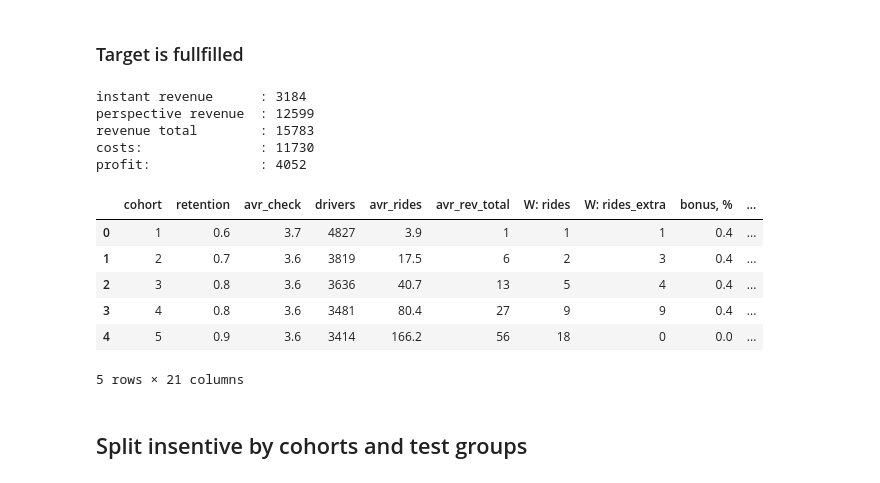
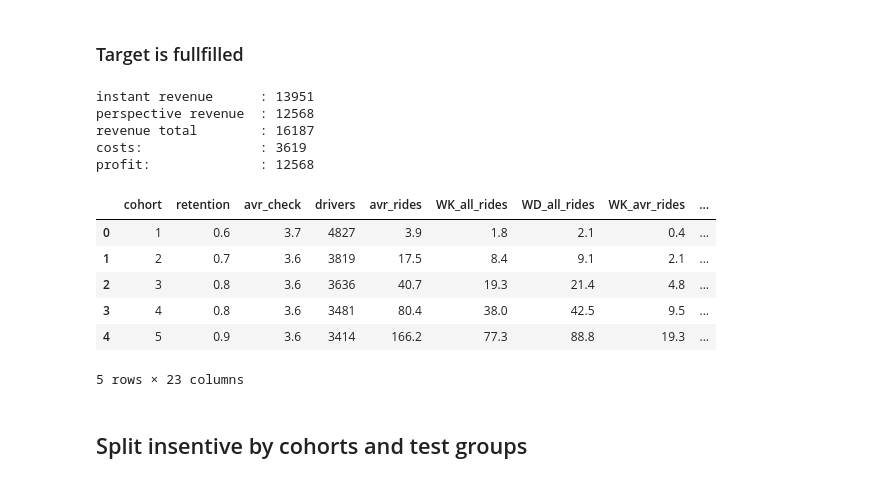
Before and after one commit to makingthefuturehappy/bonus, a Jupyter notebook: bonus.ipynb, the cells around one changed output. Drawn from its saved outputs; the diff is of its cells as text; code cells hidden in the pictures.

```diff
--- a/bonus.ipynb
+++ b/bonus.ipynb
@@ -11,7 +13,7 @@ warnings.filterwarnings("ignore")
 # %% [markdown]
 <h3>Variables setup</h3>
 # %%
-path = "/Users/alexander/Documents/GitHub/bonus/quito_v3.csv"
+path = "testdataset.csv"
 cohorts = 5           # quantity of cohorts
 commission = 0.095    # indriver commission
 win_rate = 0.15       # %drivers move to upper cohort
@@ -47,5 +63,5 @@ total drivers: 19687
 # %%
-# split the period by 2 equal dates parts
+# split the period by 2 equal "dates" parts
 if len(dates)%2 == 0:
     index_2nd = len(dates)//2
     index_1st = 0
@@ -73,4 +89,12 @@ def retention_calc(first_half, second_half):
 df['retention'] = df.apply(lambda x: retention_calc(x['first_half'], x['second_half']), axis =  1)
 df['total_rides'] = df['first_half'] + df['second_half']
 df['avr_check'] = df['gmv'] / df['total_rides']
+df['WK_rides'] = df[fridays + saturdays + sundays].sum(axis=1) # weekends rides
+df['WD_rides'] = df[workdays].sum(axis=1) # weekends rides
+
+
+key_fields = ['id', 'gmv','first_half','second_half','total_rides', 'WD_rides','WK_rides', 'avr_check', 'retention']
+
 df = df[np.isfinite(df).all(1)] # infinity values drop (comes from a division by zero)
+df = df.round({'gmv': 0, 'retention': 2, 'avr_check': 1})
+df[key_fields].sample(5)
@@ -191,26 +276,23 @@ bonuses = {
 <h3>Instant revenue and costs</h3>
 # %%
 # instant revenue
+cohort_df['win_rate'] = win_rate
 
-cohort_df['bonus, %'] = cohort_df['cohort'].map(bonuses)
-cohort_df['win_rate'] = win_rate
-cohort_df['W: driver_rev'] = cohort_df['W: rides'] * cohort_df['avr_check']
+# costs
+# cohort_df['drivers_extra_rev'] = cohort_df['WK_rides_extra'] * cohort_df['avr_check']
+cohort_df['costs'] = cohort_df['driver_bonus'] * cohort_df['drivers'] * win_rate
 
-# cohort_df['W: driver_rev_extra'] = cohort_df['W: rides_extra'] * cohort_df['avr_check'] * cohort_df['bonus, %']
-cohort_df['W: driver_rev_extra'] = cohort_df['W: rides_extra'] * cohort_df['avr_check']
+# extra revenue for the company
+cohort_df['ID_extra_rev'] = cohort_df['WK_rides_extra'] \
+                            * cohort_df['avr_check'] \
+                            * cohort_df['drivers'] \
+                            * win_rate \
+                            * commission
 
-cohort_df['W: driver_rev_total'] = cohort_df['W: driver_rev'] + cohort_df['W: driver_rev_extra']
+instant_rev = cohort_df['costs'].sum()
+instant_cost = cohort_df['ID_extra_rev'].sum()
 
-cohort_df['W: ID_rev'] = cohort_df['W: driver_rev_extra'] * cohort_df['drivers'] * commission * win_rate
-# cohort_df['W: ID_costs'] = cohort_df['W: driver_rev_extra'] * cohort_df['drivers'] * win_rate
-cohort_df['W: ID_costs'] = cohort_df['W: driver_rev_extra'] * cohort_df['drivers'] * win_rate * cohort_df['bonus, %']
-
-cohort_df['bonus'] = cohort_df['W: rides_extra'] * cohort_df['avr_check'] * cohort_df['bonus, %']
-
-instant_rev = cohort_df['W: ID_rev'].sum()
-instant_cost = cohort_df['W: ID_costs'].sum()
 print("instant revenue:", int(instant_rev))
 print("instant costs  :", int(instant_cost))
 print("instant balance:", int(instant_rev - instant_cost))
-cohort_df.round(1)
 # %% [output]
@@ -249,46 +325,46 @@ FF_rides[cohorts] = 0
 cohort_df['P: FF: rides'] = list(FF_rides.values())
 
 FF_gmv = {}
 for i in range (1, cohorts):
     FF_gmv[i] = int(FF_rides[i] * avr_check[i+1])
 FF_gmv[cohorts] = 0
 cohort_df['P: FF: gmv'] = list(FF_gmv.values())
 
 FF_rev = {}
 for i in range (1, cohorts):
     FF_rev[i] = int(FF_gmv[i] * commission * avr_retention[i+1])
 FF_rev[cohorts] = 0
 cohort_df['P: FF: rev'] = list(FF_rev.values())
 
 cohort_df['P: rev_up'] = (cohort_df['P: FF: rev'] - cohort_df['P: not FF: rev']) \
                                 * win_rate \
                                 * cohort_df['drivers']
 
 persp_rev_up = (cohort_df['P: rev_up'].sum())
-revenue_total = cohort_df['W: ID_rev'].sum() + persp_rev_up
+revenue_total = cohort_df['ID_extra_rev'].sum() + persp_rev_up
 
 print('instant revenue      :', int(instant_rev))
 print('perspective revenue  :', int(persp_rev_up))
 print('revenue total        :', int(revenue_total))
 print('costs:               :', int(instant_cost))
 
 print('profit:              :', int(revenue_total - instant_cost))
 
 
 cohort_df.round(1)
 # %% [output]
-instant revenue      : 3184
-perspective revenue  : 12599
-revenue total        : 15783
-costs:               : 11730
-profit:              : 4052
+instant revenue      : 13951
+perspective revenue  : 12568
+revenue total        : 16187
+costs:               : 3619
+profit:              : 12568
-|  | cohort | retention | avr_check | drivers | avr_rides | avr_rev_total | W: rides | W: rides_extra | bonus, % | ... |
-| 0 | 1 | 0.6 | 3.7 | 4827 | 3.9 | 1 | 1 | 1 | 0.4 | ... |
-| 1 | 2 | 0.7 | 3.6 | 3819 | 17.5 | 6 | 2 | 3 | 0.4 | ... |
-| 2 | 3 | 0.8 | 3.6 | 3636 | 40.7 | 13 | 5 | 4 | 0.4 | ... |
-| 3 | 4 | 0.8 | 3.6 | 3481 | 80.4 | 27 | 9 | 9 | 0.4 | ... |
-| 4 | 5 | 0.9 | 3.6 | 3414 | 166.2 | 56 | 18 | 0 | 0.0 | ... |
+|  | cohort | retention | avr_check | drivers | avr_rides | WK_all_rides | WD_all_rides | WK_avr_rides | ... |
+| 0 | 1 | 0.6 | 3.7 | 4827 | 3.9 | 1.8 | 2.1 | 0.4 | ... |
+| 1 | 2 | 0.7 | 3.6 | 3819 | 17.5 | 8.4 | 9.1 | 2.1 | ... |
+| 2 | 3 | 0.8 | 3.6 | 3636 | 40.7 | 19.3 | 21.4 | 4.8 | ... |
+| 3 | 4 | 0.8 | 3.6 | 3481 | 80.4 | 38.0 | 42.5 | 9.5 | ... |
+| 4 | 5 | 0.9 | 3.6 | 3414 | 166.2 | 77.3 | 88.8 | 19.3 | ... |
-5 rows × 21 columns
+5 rows × 23 columns
 # %% [markdown]
 <h2>Split insentive by cohorts and test groups</h2>
 # %%
```
Also changed, not shown: parts of 19 cells of this notebook.
